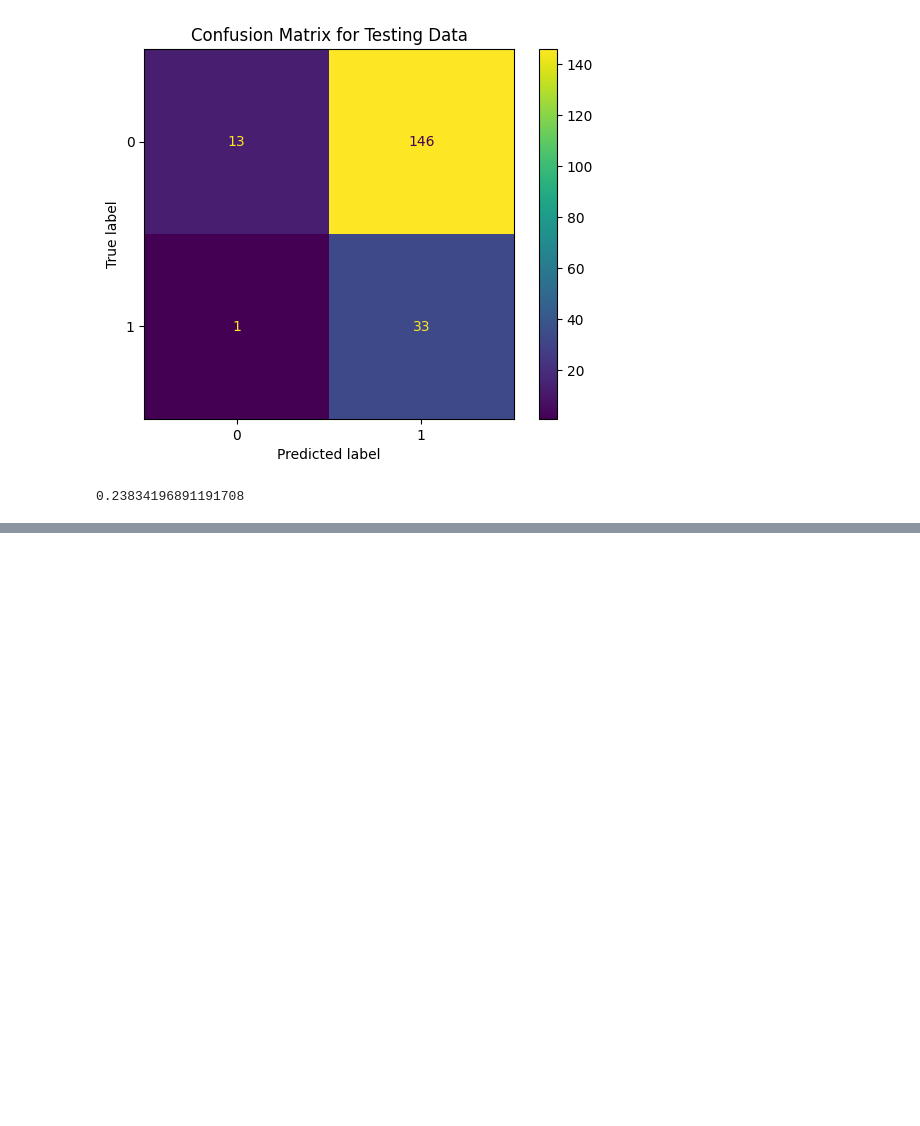
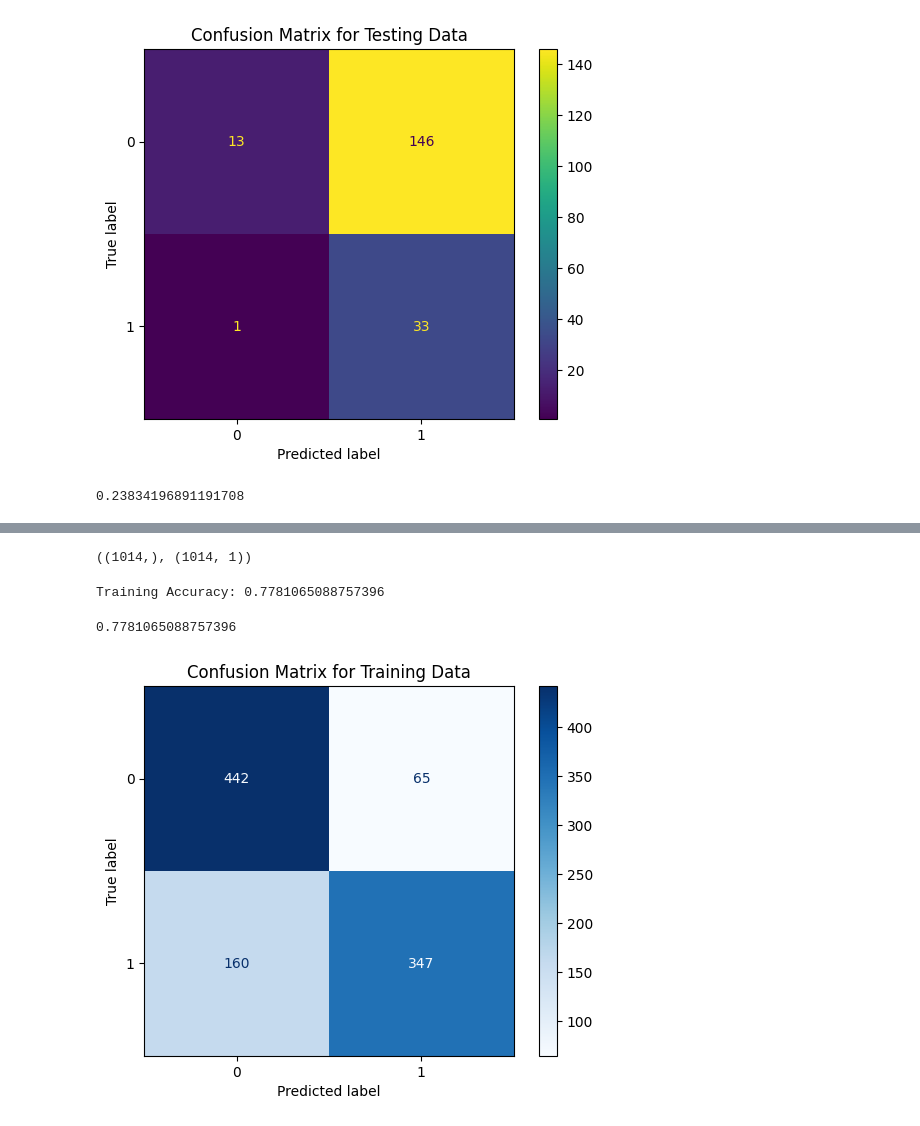
Before and after one commit to opheliasin/covid-detection, a Jupyter notebook: Workbook.ipynb, the cells around one changed output, grey strips where cells are left out. Cells and saved outputs as stored; diff of their text form; code cells hidden in the pictures; blank space fills up the shorter version.

```diff
--- a/Workbook.ipynb
+++ b/Workbook.ipynb
@@ -789,0 +1044,30 @@ accuracy_test
+# %%
+X_train_breathing, X_val_breathing, \
+X_train_coughing, X_val_coughing, \
+X_train_speech, X_val_speech, \
+X_train_other_features, X_val_other_features, \
+y_train, y_val = train_test_split(
+    spectrograms_train_breathing,
+    spectrograms_train_coughing,
+    spectrograms_train_speech,
+    other_features_resampled,
+    y_train_resampled,
+    test_size=0.2,
+    random_state=seed,
+    stratify=y_train_resampled
+)
+
+# Step 2: Verify shapes of training and validation sets
+print("Training set shapes:")
+print("Breathing:", X_train_breathing.shape)
+print("Coughing:", X_train_coughing.shape)
+print("Speech:", X_train_speech.shape)
+print("Other Features:", X_train_other_features.shape)
+print("Labels:", y_train.shape)
+
+print("\nValidation set shapes:")
+print("Breathing:", X_val_breathing.shape)
+print("Coughing:", X_val_coughing.shape)
+print("Speech:", X_val_speech.shape)
+print("Other Features:", X_val_other_features.shape)
+print("Labels:", y_val.shape)
@@ -789,0 +1140,2 @@ accuracy_test
+# %%
+y_pred_train = model.predict([X_train_breathing, X_train_coughing, X_train_speech, X_train_other_features])
@@ -789,0 +1144,29 @@ accuracy_test
+# %%
+y_pred_train_binary = (y_pred_train > 0.6).astype(int)
+# %%
+y_train.shape, y_pred_train_binary.shape
+# %% [output]
+((1014,), (1014, 1))
+# %%
+from sklearn.metrics import accuracy_score
+accuracy_train = accuracy_score(y_train, y_pred_train_binary)
+
+print(f"Training Accuracy: {accuracy_train}")
+# %% [output]
+Training Accuracy: 0.7781065088757396
+# %%
+accuracy_train
+# %% [output]
+0.7781065088757396
+# %%
+from sklearn.metrics import confusion_matrix, ConfusionMatrixDisplay
+
+cm = confusion_matrix(y_train, y_pred_train_binary)
+
+# Step 4: Visualize or print the confusion matrix
+disp = ConfusionMatrixDisplay(confusion_matrix=cm)
+disp.plot(cmap=plt.cm.Blues)
+plt.title("Confusion Matrix for Training Data")
+plt.show()
+# %% [output]
+[figure, added]
```
Also changed, not shown: parts of 35 cells of this notebook.
